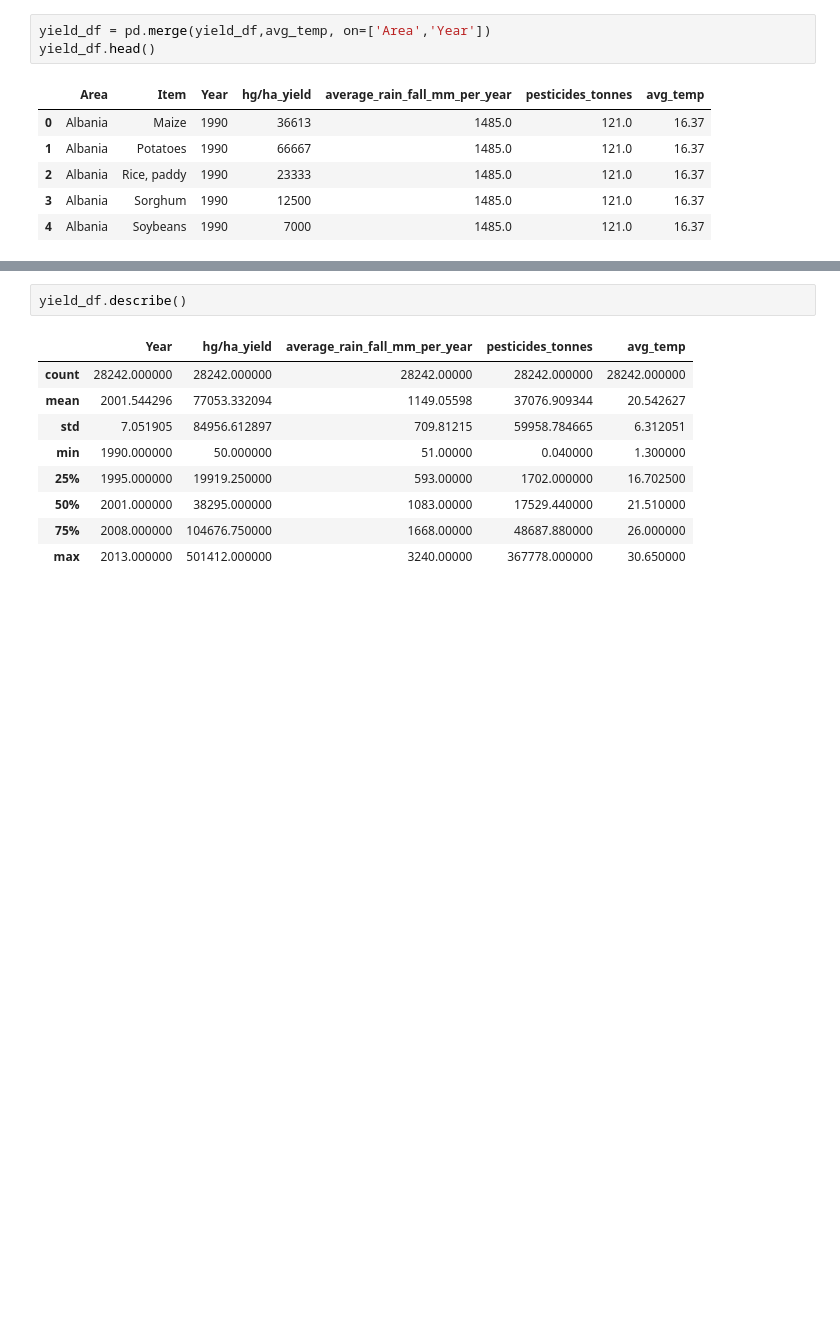
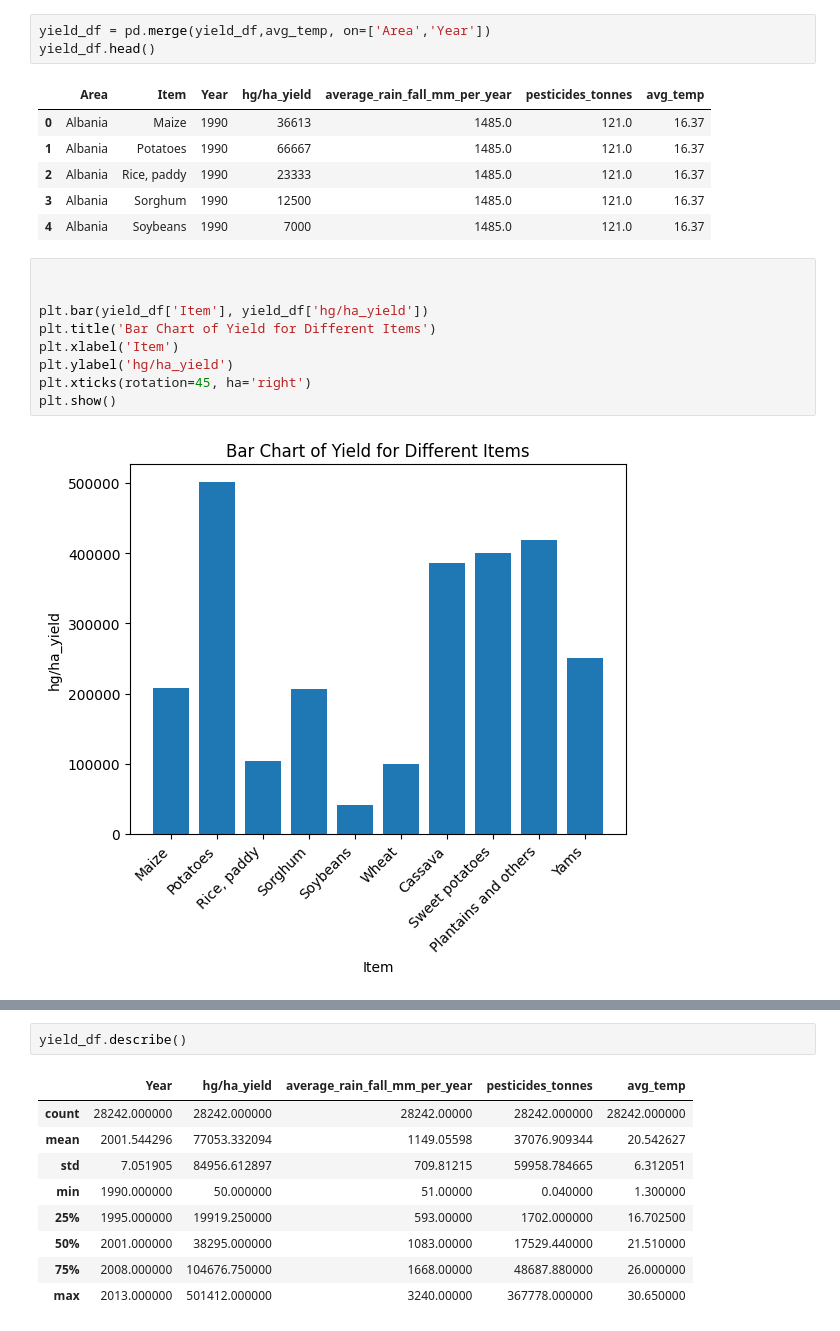
Before and after one commit to sandufurdui/SEP-Data-Science, a Jupyter notebook: new.ipynb, the cells around one changed output, grey strips where cells are left out. Drawn from its saved outputs; the diff is of its cells as text; blank space fills up the shorter version.

```diff
--- a/new.ipynb
+++ b/new.ipynb
@@ -191,3 +193,14 @@ yield_df.head()
 | 2 | Albania | Rice, paddy | 1990 | 23333 | 1485.0 | 121.0 | 16.37 |
 | 3 | Albania | Sorghum | 1990 | 12500 | 1485.0 | 121.0 | 16.37 |
 | 4 | Albania | Soybeans | 1990 | 7000 | 1485.0 | 121.0 | 16.37 |
+# %%
+
+
+plt.bar(yield_df['Item'], yield_df['hg/ha_yield'])
+plt.title('Bar Chart of Yield for Different Items')
+plt.xlabel('Item')
+plt.ylabel('hg/ha_yield')
+plt.xticks(rotation=45, ha='right')
+plt.show()
+# %% [output]
+[figure, added]
```
Also changed, not shown: parts of 4 cells of this notebook.
